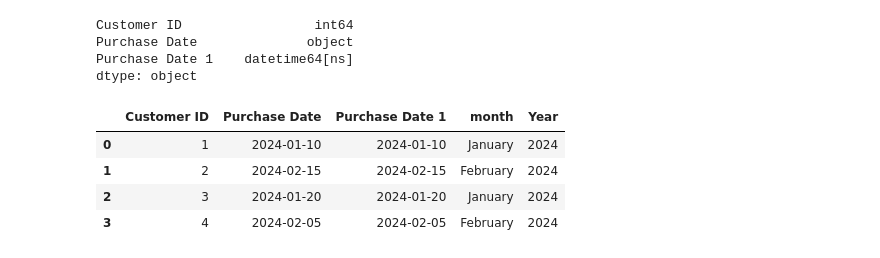
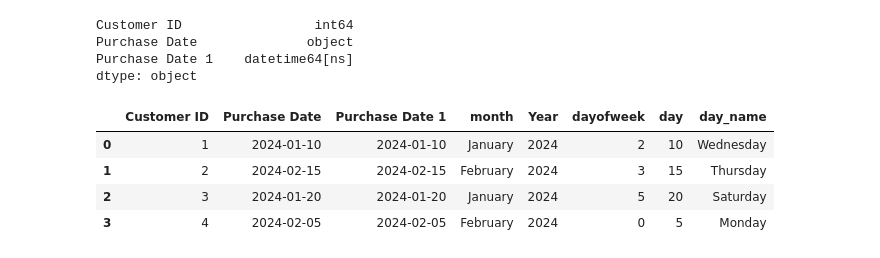
Before and after one commit to Shivakumar8790/Python-Practice-, a Jupyter notebook: 1. 7 Python practice.ipynb, the cells around one changed output. Drawn from its saved outputs; the diff is of its cells as text; code cells hidden in the pictures.

```diff
--- a/1. 7 Python practice.ipynb
+++ b/1. 7 Python practice.ipynb
@@ -4177,10 +4199,13 @@ dtype: object
 # %%
 data["month"] = data["Purchase Date 1"].dt.month_name()
 data["Year"] = data["Purchase Date 1"].dt.year
+data["day"] = data["Purchase Date 1"].dt.day
+data["day_name"] = data["Purchase Date 1"].dt.day_name()
+data["dayofweek"] = data["Purchase Date 1"].dt.dayofweek
 data
 # %% [output]
-|  | Customer ID | Purchase Date | Purchase Date 1 | month | Year |
-| 0 | 1 | 2024-01-10 | 2024-01-10 | January | 2024 |
-| 1 | 2 | 2024-02-15 | 2024-02-15 | February | 2024 |
-| 2 | 3 | 2024-01-20 | 2024-01-20 | January | 2024 |
-| 3 | 4 | 2024-02-05 | 2024-02-05 | February | 2024 |
+|  | Customer ID | Purchase Date | Purchase Date 1 | month | Year | dayofweek | day | day_name |
+| 0 | 1 | 2024-01-10 | 2024-01-10 | January | 2024 | 2 | 10 | Wednesday |
+| 1 | 2 | 2024-02-15 | 2024-02-15 | February | 2024 | 3 | 15 | Thursday |
+| 2 | 3 | 2024-01-20 | 2024-01-20 | January | 2024 | 5 | 20 | Saturday |
+| 3 | 4 | 2024-02-05 | 2024-02-05 | February | 2024 | 0 | 5 | Monday |
```
Also changed, not shown: parts of 17 cells of this notebook.
